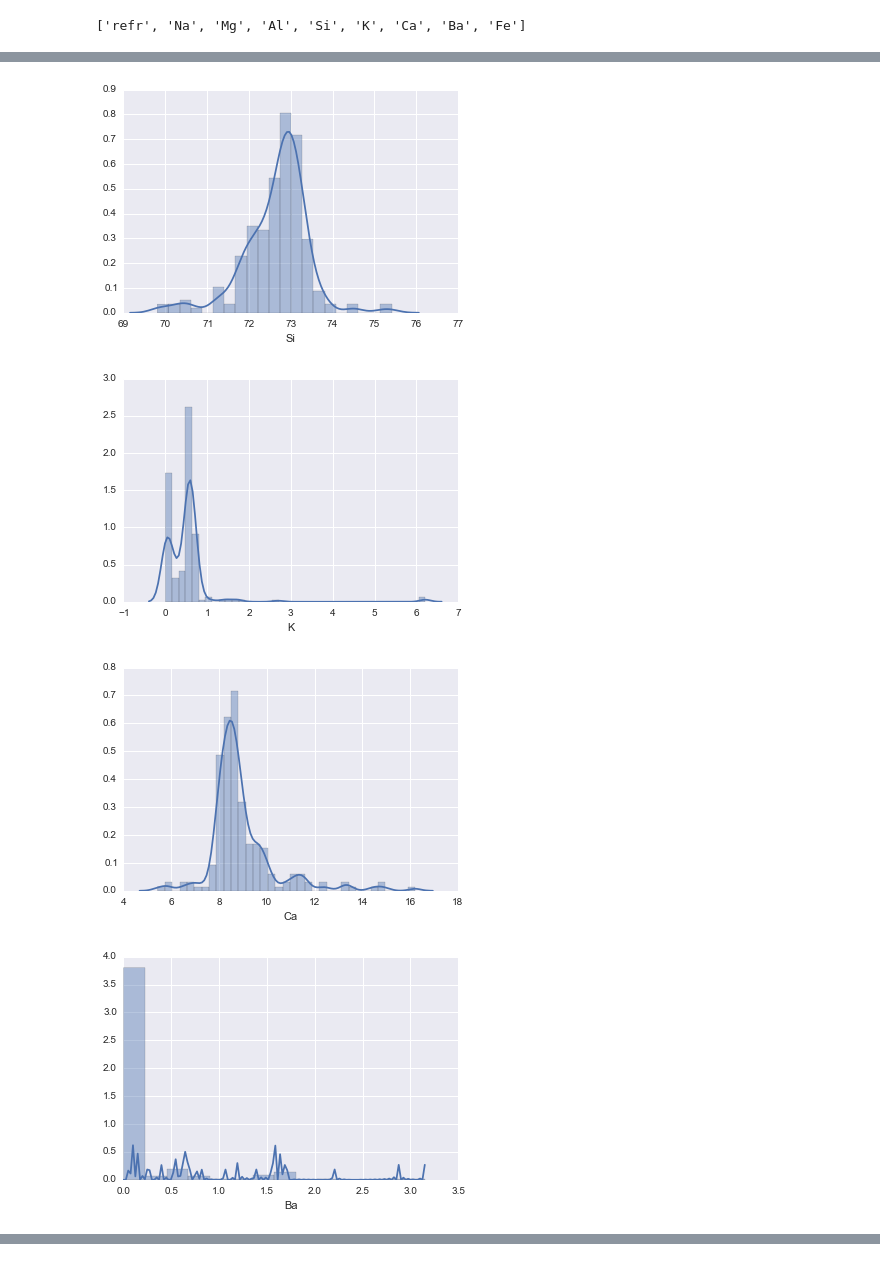
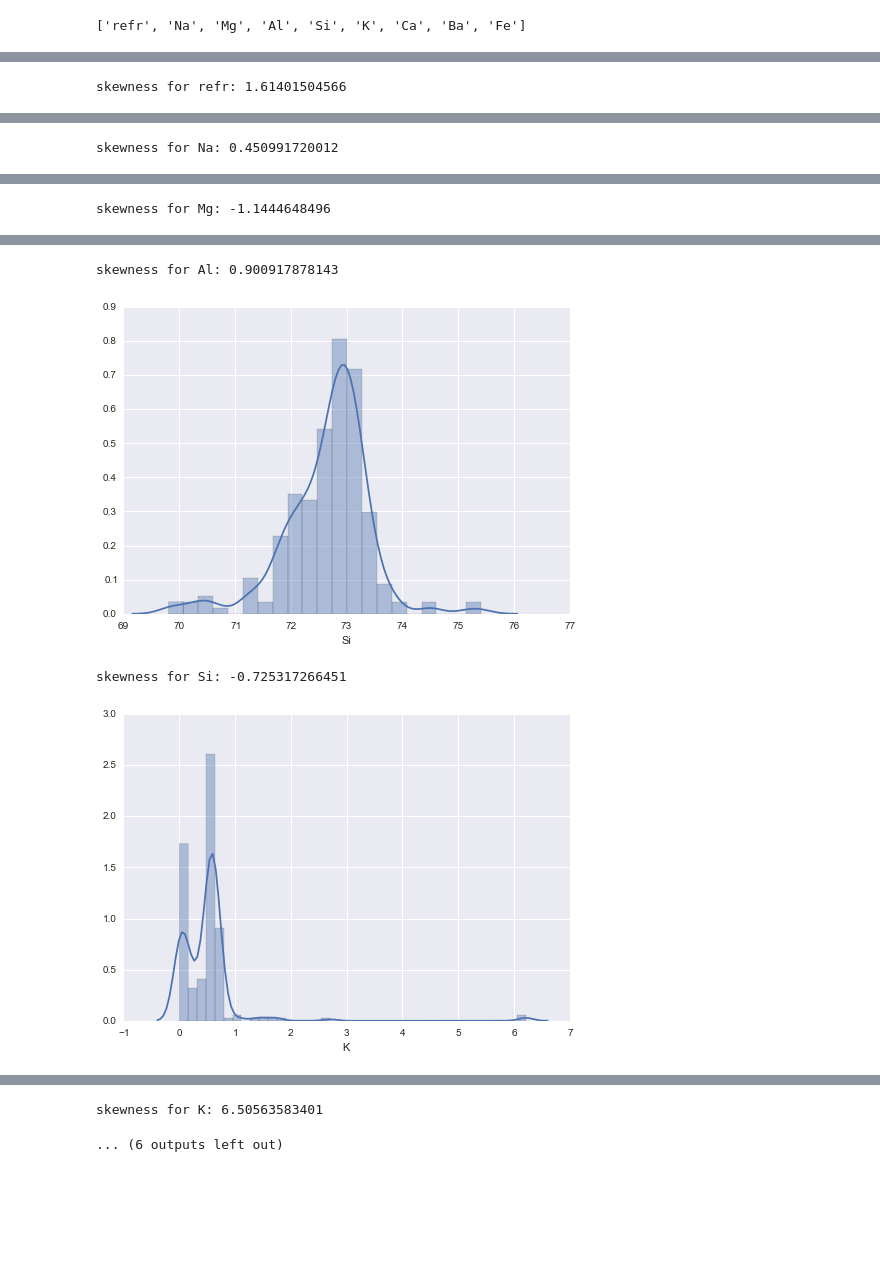
Before and after one commit to dafgar/apm, a Jupyter notebook: ch3.ipynb, the cells around one changed output, grey strips where cells are left out. Saved outputs shown, nothing was run; the diff lists cells and outputs as text; code cells hidden in the pictures; blank space fills up the shorter version.

```diff
--- a/ch3.ipynb
+++ b/ch3.ipynb
@@ -35,5 +37,12 @@ Plot distribution histograms.
 # %%
+from scipy.stats import skew, boxcox
+
 for name in predictors:
     sns.distplot(glass_data[name])
     plt.show()
+
+    skewness = skew(glass_data[name].values)
+    print 'skewness for {}: {}'.format(name, skewness)
+    print
+    print
 # %% [output]
@@ -40,0 +50 @@ for name in predictors:
+skewness for refr: 1.61401504566
@@ -41,0 +52 @@ for name in predictors:
+skewness for Na: 0.450991720012
@@ -42,0 +54 @@ for name in predictors:
+skewness for Mg: -1.1444648496
@@ -44,4 +56,4 @@ for name in predictors:
+skewness for Al: 0.900917878143
-[figure, old version]
+[figure, new version]
+skewness for Si: -0.725317266451
-[figure, old version]
+[figure, new version]
-[figure, removed]
-[figure, removed]
@@ -48,0 +60,2 @@ for name in predictors:
+skewness for K: 6.50563583401
+... (6 outputs left out)
```
Also changed, not shown: parts of 6 cells of this notebook.
